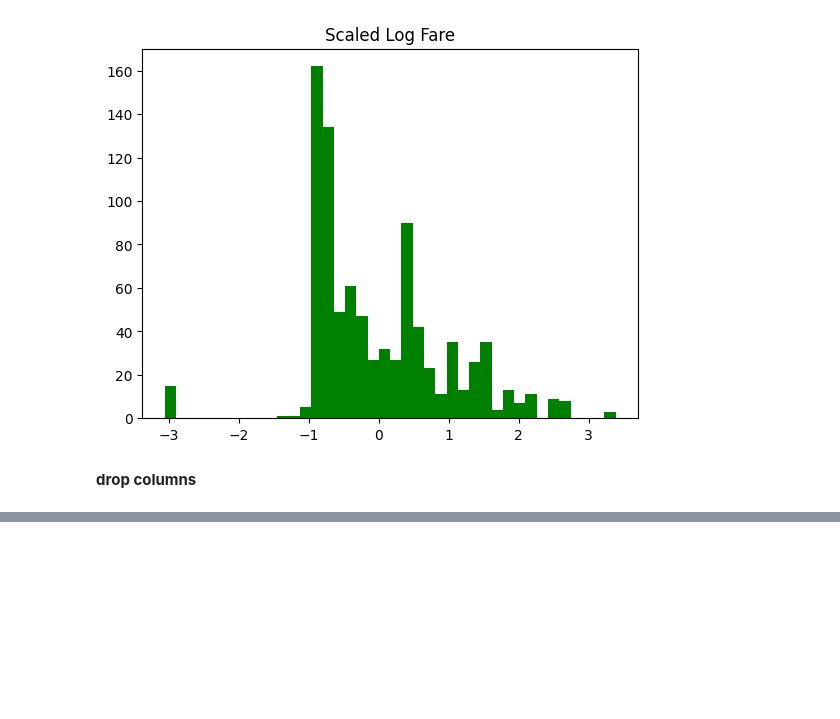
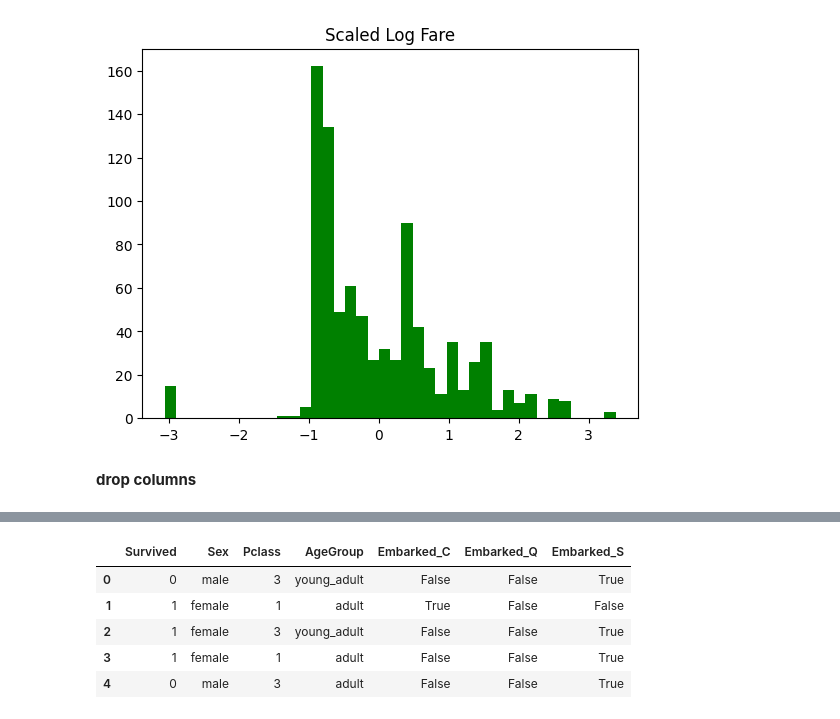
Before and after one commit to helben2002/TitanicCapstoneProject, a Jupyter notebook: ml/notebooks/ayda.ipynb, the cells around one changed output, grey strips where cells are left out. Drawn from its saved outputs; the diff is of its cells as text; code cells hidden in the pictures; blank space fills up the shorter version.

```diff
--- a/ml/notebooks/ayda.ipynb
+++ b/ml/notebooks/ayda.ipynb
@@ -471,3 +466,6 @@ df.head()
 | 2 | 3 | 1 | 3 | Heikkinen, Miss. Laina | female | 26.0 | S | young_adult | 1 | 1 | ... |
 | 3 | 4 | 1 | 1 | Futrelle, Mrs. Jacques Heath (Lil... | female | 35.0 | S | adult | 2 | 0 | ... |
 | 4 | 5 | 0 | 3 | Allen, Mr. William Henry | male | 35.0 | S | adult | 1 | 1 | ... |
+# %%
+df = df[["Survived", "Sex", "Pclass", "Embarked", "AgeGroup"]]
+df.head()
@@ -473,0 +489,10 @@ df.head()
+# %%
+encoded_df = pd.get_dummies(df, columns=["Embarked"], drop_first=False)
+encoded_df.head()
+# %% [output]
+|  | Survived | Sex | Pclass | AgeGroup | Embarked_C | Embarked_Q | Embarked_S |
+| 0 | 0 | male | 3 | young_adult | False | False | True |
+| 1 | 1 | female | 1 | adult | True | False | False |
+| 2 | 1 | female | 3 | young_adult | False | False | True |
+| 3 | 1 | female | 1 | adult | False | False | True |
+| 4 | 0 | male | 3 | adult | False | False | True |
```
Also changed, not shown: parts of 3 cells of this notebook.
